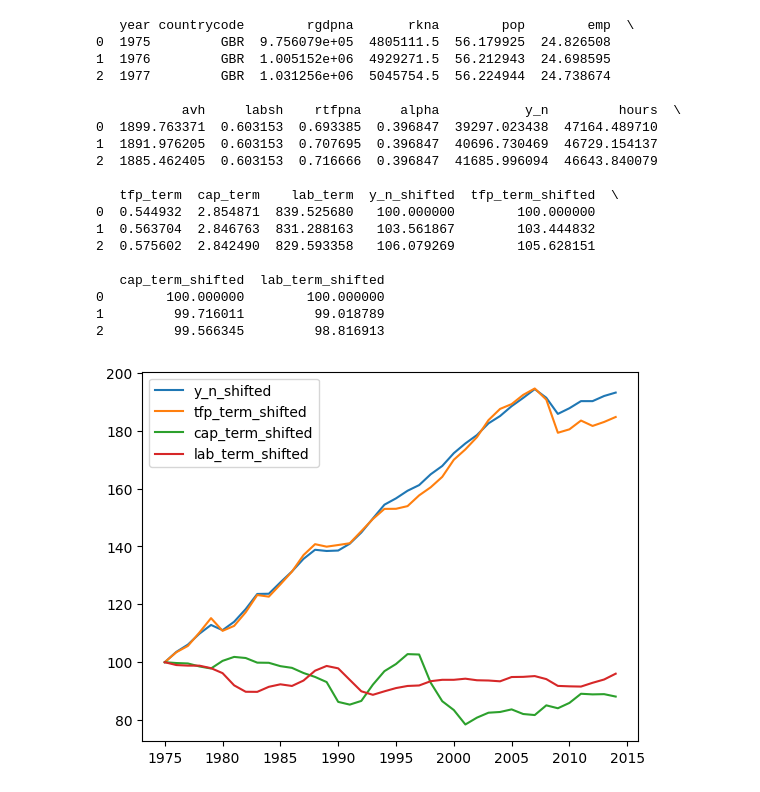
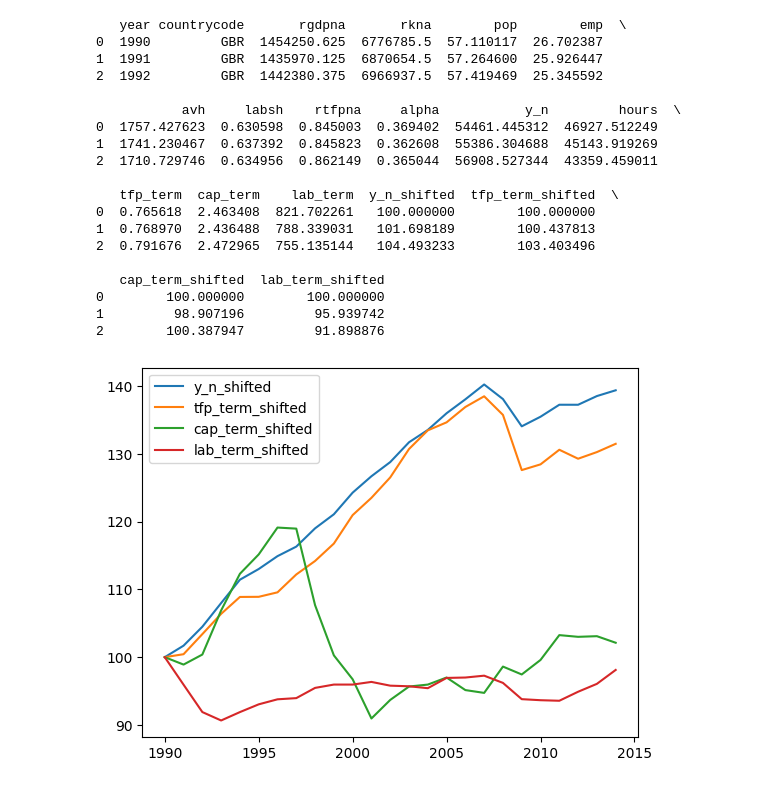
Before and after one commit to tomoi17/q-macro, a Jupyter notebook: Project2.ipynb, the cells around one changed output. Saved outputs shown, nothing was run; the diff lists cells and outputs as text; code cells hidden in the pictures.

```diff
--- a/Project2.ipynb
+++ b/Project2.ipynb
@@ -7,7 +7,7 @@ import matplotlib.pyplot as plt
 pwt90 = pd.read_stata('https://www.rug.nl/ggDC/DoCs/pwt90.dta')
 
 data = pwt90.loc[pwt90['country'].isin(['United Kingdom'])][['year', 'countrycode', 'rgdpna', 'rkna', 'pop', 'emp', 'avh', 'labsh', 'rtfpna']]
-data = data.loc[(data['year'] >= 1975) & (data['year'] <= 2015)].dropna()
+data = data.loc[(data['year'] >= 1990) & (data['year'] <= 2019)].dropna()
 
 data['alpha'] = 1 - data['labsh']
 data['y_n'] = data['rgdpna'] / data['emp']
@@ -47,7 +47,7 @@ pwt1001 = pd.read_stata(url)
 
 countries = ['Australia', 'Austria', 'Belgium', 'Canada', 'Denmark', 'Finland', 'France', 'Germany', 'Greece', 'Iceland', 'Ireland', 'Italy', 'Japan', 'Netherlands', 'New Zealand', 'Norway', 'Portugal', 'Spain', 'Sweden', 'Switzerland', 'United Kingdom', 'United States']
 data = pwt1001.loc[pwt1001['country'].isin(countries)][['year', 'countrycode', 'country', 'rgdpna', 'rnna', 'emp', 'avh', 'labsh', 'hc', 'rtfpna']]
-data = data.loc[(data['year'] >= 1975) & (data['year'] <= 2019)].dropna()
+data = data.loc[(data['year'] >= 1990) & (data['year'] <= 2019)].dropna()
 
 data['alpha'] = 1 - data['labsh']
 data['gdp_per_worker'] = data['rgdpna'] / data['emp']
@@ -64,10 +64,10 @@ results = []
 for country in countries:
     country_data = data[data['country'] == country]
     alpha = country_data['alpha'].mean()
-    gdp_growth = calculate_average_growth_rate(country_data, 1975, 2019, 'gdp_per_worker')
-    capital_deepening = calculate_average_growth_rate(country_data, 1975, 2019, 'capital_per_worker') * alpha
-    hc_growth = calculate_average_growth_rate(country_data, 1975, 2019, 'human_capital_per_worker')
-    hours_growth = calculate_average_growth_rate(country_data, 1975, 2019, 'hours_per_worker')
+    gdp_growth = calculate_average_growth_rate(country_data, 1990, 2019, 'gdp_per_worker')
+    capital_deepening = calculate_average_growth_rate(country_data, 1990, 2019, 'capital_per_worker') * alpha
+    hc_growth = calculate_average_growth_rate(country_data, 1990, 2019, 'human_capital_per_worker')
+    hours_growth = calculate_average_growth_rate(country_data, 1990, 2019, 'hours_per_worker')
     labor_growth = (1- alpha) * (hc_growth + hours_growth)
     tfp_growth = gdp_growth - capital_deepening - labor_growth
     tfp_share = tfp_growth / gdp_growth
@@ -84,46 +84,46 @@ for country in countries:
         'Labor Share': labor_share
     })
 
 
 growth_accounting_table = pd.DataFrame(results)
 
 average_values = {
     'Country': 'Average',
     'Growth Rate': growth_accounting_table['Growth Rate'].mean(),
     'TFP Growth': growth_accounting_table['TFP Growth'].mean(),
     'Capital Deepening': growth_accounting_table['Capital Deepening'].mean(),
     'Labor Growth': growth_accounting_table['Labor Growth'].mean(),
     'TFP Share': growth_accounting_table['TFP Share'].mean(),
     'Capital Share': growth_accounting_table['Capital Share'].mean(),
     'Labor Share': growth_accounting_table['Labor Share'].mean(),
 }
 
 average_values_df = pd.DataFrame([average_values])
 
 growth_accounting_table = pd.concat([growth_accounting_table, average_values_df], ignore_index=True)
 
 print(growth_accounting_table.to_string(index=False, float_format='{:.2%}'.format))
 # %% [output]
-   year countrycode        rgdpna       rkna        pop        emp  \
-0  1975         GBR  9.756079e+05  4805111.5  56.179925  24.826508
-1  1976         GBR  1.005152e+06  4929271.5  56.212943  24.698595
-2  1977         GBR  1.031256e+06  5045754.5  56.224944  24.738674
+   year countrycode       rgdpna       rkna        pop        emp  \
+0  1990         GBR  1454250.625  6776785.5  57.110117  26.702387
+1  1991         GBR  1435970.125  6870654.5  57.264600  25.926447
+2  1992         GBR  1442380.375  6966937.5  57.419469  25.345592
 
            avh     labsh    rtfpna     alpha           y_n         hours  \
-0  1899.763371  0.603153  0.693385  0.396847  39297.023438  47164.489710
-1  1891.976205  0.603153  0.707695  0.396847  40696.730469  46729.154137
-2  1885.462405  0.603153  0.716666  0.396847  41685.996094  46643.840079
+0  1757.427623  0.630598  0.845003  0.369402  54461.445312  46927.512249
+1  1741.230467  0.637392  0.845823  0.362608  55386.304688  45143.919269
+2  1710.729746  0.634956  0.862149  0.365044  56908.527344  43359.459011
 
    tfp_term  cap_term    lab_term  y_n_shifted  tfp_term_shifted  \
-0  0.544932  2.854871  839.525680   100.000000        100.000000
-1  0.563704  2.846763  831.288163   103.561867        103.444832
-2  0.575602  2.842490  829.593358   106.079269        105.628151
+0  0.765618  2.463408  821.702261   100.000000        100.000000
+1  0.768970  2.436488  788.339031   101.698189        100.437813
+2  0.791676  2.472965  755.135144   104.493233        103.403496
 
    cap_term_shifted  lab_term_shifted
 0        100.000000        100.000000
-1         99.716011         99.018789
-2         99.566345         98.816913
+1         98.907196         95.939742
+2        100.387947         91.898876
-[figure, old version]
+[figure, new version]
 Index(['year', 'countrycode', 'country', 'rgdpna', 'rnna', 'emp', 'avh',
        'labsh', 'hc', 'rtfpna', 'alpha', 'gdp_per_worker',
        'capital_per_worker', 'human_capital_per_worker', 'hours_per_worker'],
```
Also changed, not shown: parts of 1 cell of this notebook.
